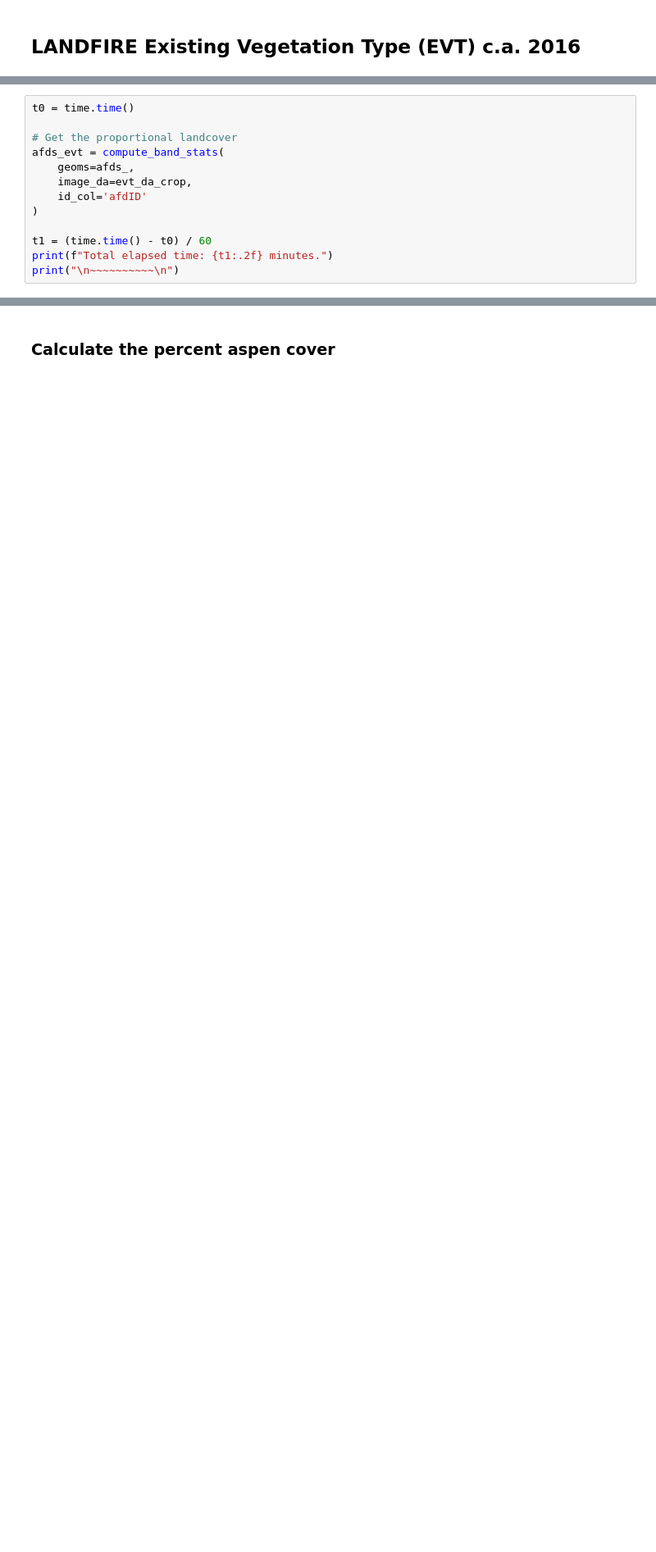
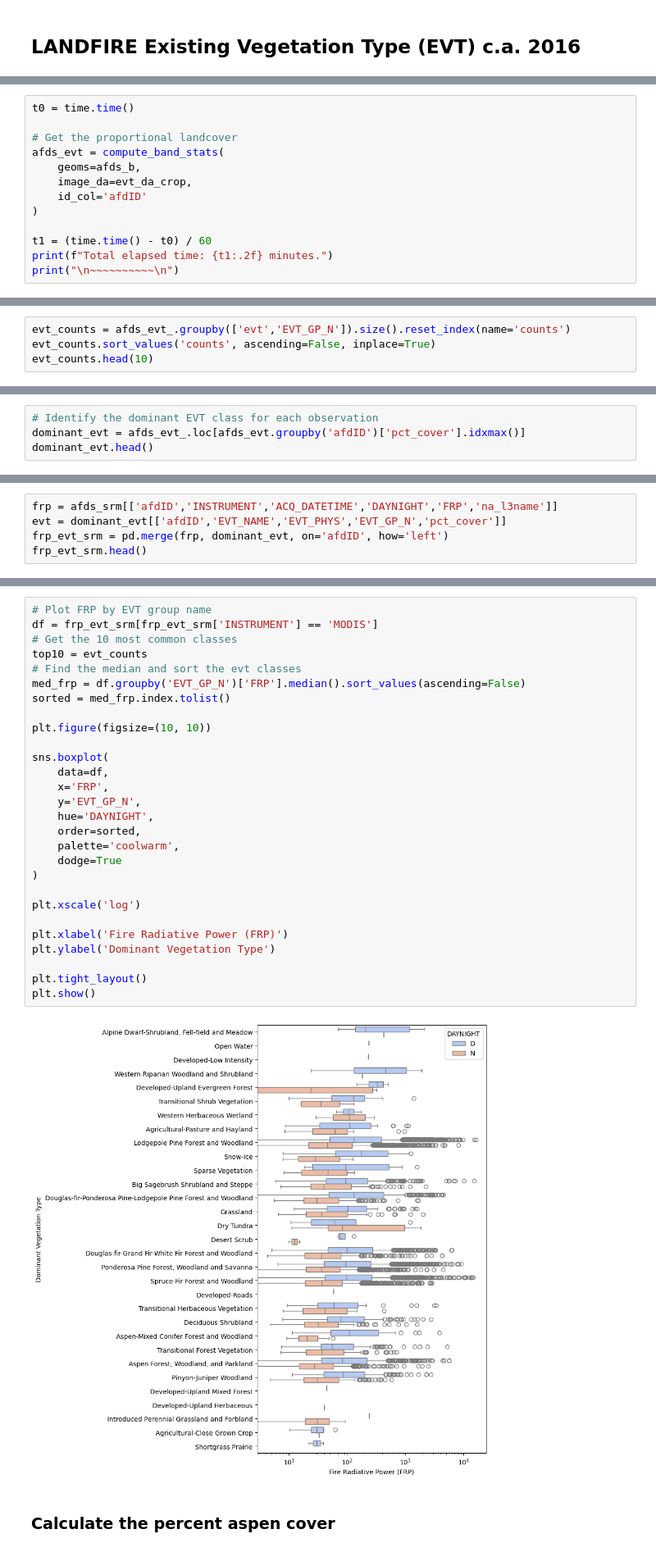
Before and after one commit to natshoff/aspen-fire-fork, a Jupyter notebook: Aim2/code/Python/04afd-landcover-biophys.ipynb, the cells around one changed output, grey strips where cells are left out. Shown at 82% size. Cells and saved outputs as stored; diff of their text form; blank space fills up the shorter version.

```diff
--- a/Aim2/code/Python/04afd-landcover-biophys.ipynb
+++ b/Aim2/code/Python/04afd-landcover-biophys.ipynb
@@ -137,7 +192,7 @@ t0 = time.time()
 
 # Get the proportional landcover
 afds_evt = compute_band_stats(
-    geoms=afds_,
+    geoms=afds_b,
     image_da=evt_da_crop,
     id_col='afdID'
 )
@@ -166,0 +239,4 @@ print(f"Saved to: {out_fp}")
+# %%
+evt_counts = afds_evt_.groupby(['evt','EVT_GP_N']).size().reset_index(name='counts')
+evt_counts.sort_values('counts', ascending=False, inplace=True)
+evt_counts.head(10)
@@ -166,0 +263,4 @@ print(f"Saved to: {out_fp}")
+# %%
+# Identify the dominant EVT class for each observation
+dominant_evt = afds_evt_.loc[afds_evt.groupby('afdID')['pct_cover'].idxmax()]
+dominant_evt.head()
@@ -166,0 +276,5 @@ print(f"Saved to: {out_fp}")
+# %%
+frp = afds_srm[['afdID','INSTRUMENT','ACQ_DATETIME','DAYNIGHT','FRP','na_l3name']]
+evt = dominant_evt[['afdID','EVT_NAME','EVT_PHYS','EVT_GP_N','pct_cover']]
+frp_evt_srm = pd.merge(frp, dominant_evt, on='afdID', how='left')
+frp_evt_srm.head()
@@ -167,3 +288,33 @@ print(f"Saved to: {out_fp}")
+# %%
+# Plot FRP by EVT group name
+df = frp_evt_srm[frp_evt_srm['INSTRUMENT'] == 'MODIS']
+# Get the 10 most common classes
+top10 = evt_counts
+# Find the median and sort the evt classes
+med_frp = df.groupby('EVT_GP_N')['FRP'].median().sort_values(ascending=False)
+sorted = med_frp.index.tolist()
+
+plt.figure(figsize=(10, 10))
+
+sns.boxplot(
+    data=df,
+    x='FRP',
+    y='EVT_GP_N',
+    hue='DAYNIGHT',
+    order=sorted,
+    palette='coolwarm',
+    dodge=True
+)
+
+plt.xscale('log')
+
+plt.xlabel('Fire Radiative Power (FRP)')
+plt.ylabel('Dominant Vegetation Type')
+
+plt.tight_layout()
+plt.show()
+# %% [output]
+[figure, added]
 # %% [markdown]
 ### Calculate the percent aspen cover
 # %%
```
Also changed, not shown: parts of 36 cells of this notebook, 2 other files.
